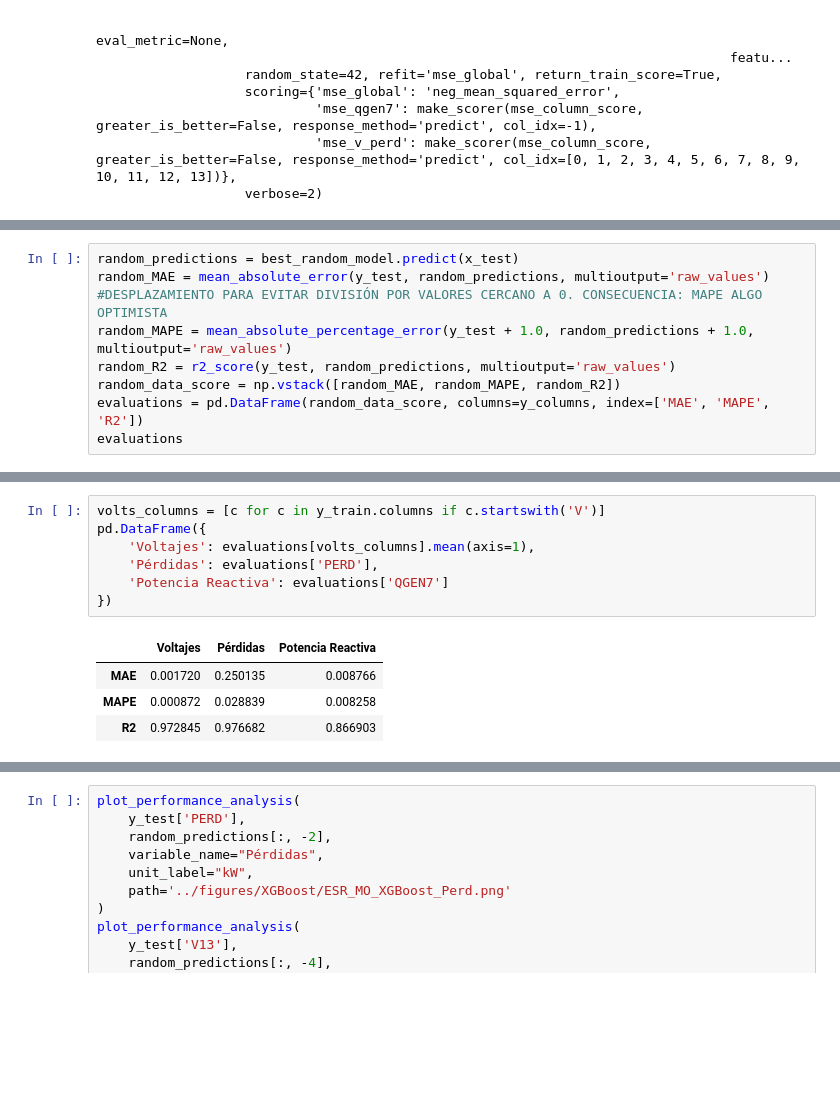
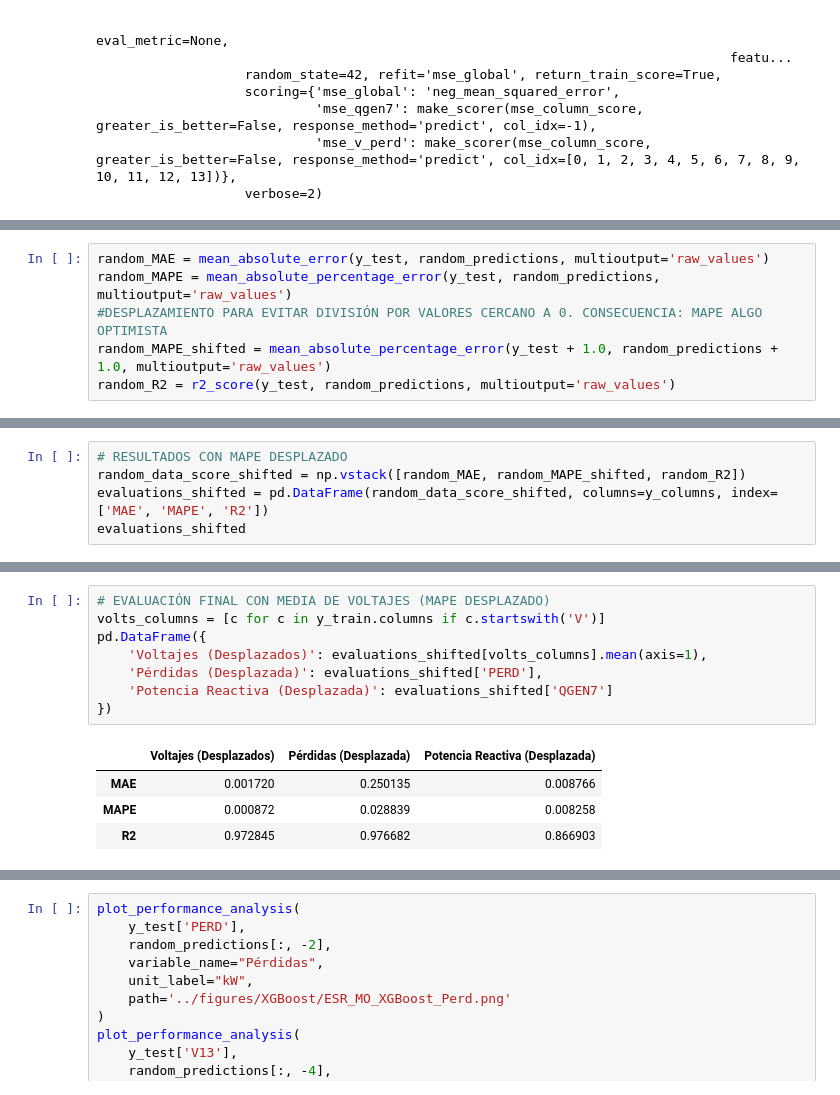
Before and after one commit to danilr16/TFG_Smart_Grids, a Jupyter notebook: Proyecto/entrenamiento/XGBoost/ESR_MO_XGBoost.ipynb, the cells around one changed output, grey strips where cells are left out. Drawn from its saved outputs; the diff is of its cells as text; blank space fills up the shorter version.

```diff
--- a/Proyecto/entrenamiento/XGBoost/ESR_MO_XGBoost.ipynb
+++ b/Proyecto/entrenamiento/XGBoost/ESR_MO_XGBoost.ipynb
@@ -94,9 +87,6 @@ MSE: -0.010193848982453346
 # %%
-random_predictions = best_random_model.predict(x_test)
 random_MAE = mean_absolute_error(y_test, random_predictions, multioutput='raw_values')
+random_MAPE = mean_absolute_percentage_error(y_test, random_predictions, multioutput='raw_values')
 #DESPLAZAMIENTO PARA EVITAR DIVISIÓN POR VALORES CERCANO A 0. CONSECUENCIA: MAPE ALGO OPTIMISTA
-random_MAPE = mean_absolute_percentage_error(y_test + 1.0, random_predictions + 1.0, multioutput='raw_values')
+random_MAPE_shifted = mean_absolute_percentage_error(y_test + 1.0, random_predictions + 1.0, multioutput='raw_values')
 random_R2 = r2_score(y_test, random_predictions, multioutput='raw_values')
-random_data_score = np.vstack([random_MAE, random_MAPE, random_R2])
-evaluations = pd.DataFrame(random_data_score, columns=y_columns, index=['MAE', 'MAPE', 'R2'])
-evaluations
@@ -107,0 +93,5 @@ evaluations
+# %%
+# RESULTADOS CON MAPE DESPLAZADO
+random_data_score_shifted = np.vstack([random_MAE, random_MAPE_shifted, random_R2])
+evaluations_shifted = pd.DataFrame(random_data_score_shifted, columns=y_columns, index=['MAE', 'MAPE', 'R2'])
+evaluations_shifted
@@ -108,12 +113,13 @@ evaluations
 # %%
+# EVALUACIÓN FINAL CON MEDIA DE VOLTAJES (MAPE DESPLAZADO)
 volts_columns = [c for c in y_train.columns if c.startswith('V')]
 pd.DataFrame({
-    'Voltajes': evaluations[volts_columns].mean(axis=1),
-    'Pérdidas': evaluations['PERD'],
-    'Potencia Reactiva': evaluations['QGEN7']
+    'Voltajes (Desplazados)': evaluations_shifted[volts_columns].mean(axis=1),
+    'Pérdidas (Desplazada)': evaluations_shifted['PERD'],
+    'Potencia Reactiva (Desplazada)': evaluations_shifted['QGEN7']
 })
 # %% [output]
-|  | Voltajes | Pérdidas | Potencia Reactiva |
+|  | Voltajes (Desplazados) | Pérdidas (Desplazada) | Potencia Reactiva (Desplazada) |
 | MAE | 0.001720 | 0.250135 | 0.008766 |
 | MAPE | 0.000872 | 0.028839 | 0.008258 |
 | R2 | 0.972845 | 0.976682 | 0.866903 |
```
Also changed, not shown: parts of 21 cells of this notebook, 22 other files.
